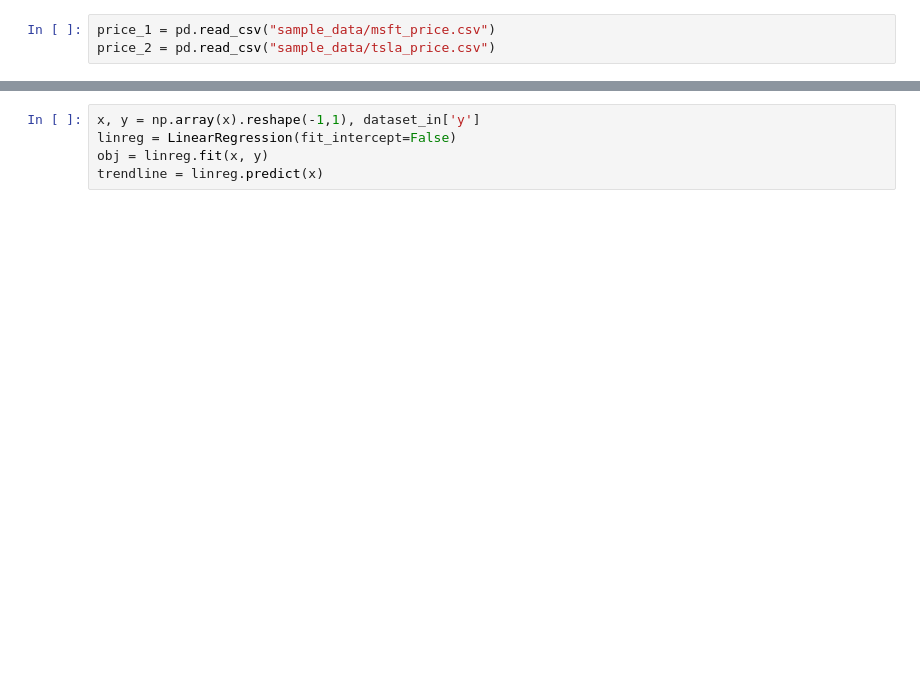
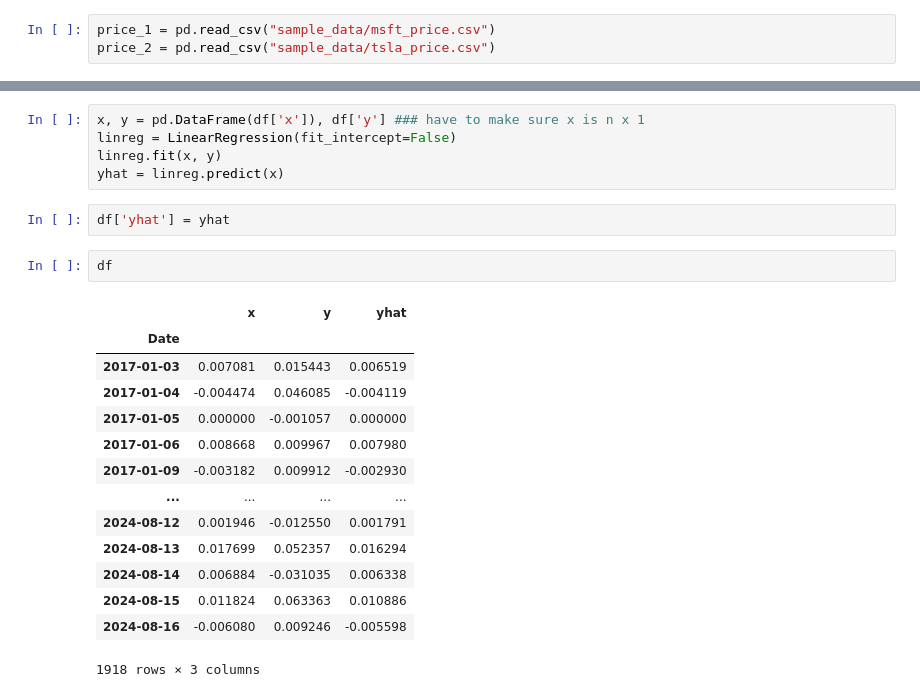
Before and after one commit to cckn93/utils, a Jupyter notebook: notebooks/regression.ipynb, the cells around one changed output, grey strips where cells are left out. Cells and saved outputs as stored; diff of their text form; blank space fills up the shorter version.

```diff
--- a/notebooks/regression.ipynb
+++ b/notebooks/regression.ipynb
@@ -20,6 +45,25 @@ dataset_in, dataset_out= train_test_split(dataset, test_size=0.2, random_state=4
 # %%
-x, y = np.array(x).reshape(-1,1), dataset_in['y']
+x, y = pd.DataFrame(df['x']), df['y'] ### have to make sure x is n x 1
 linreg = LinearRegression(fit_intercept=False)
-obj = linreg.fit(x, y)
-trendline = linreg.predict(x)
+linreg.fit(x, y)
+yhat = linreg.predict(x)
+# %%
+df['yhat'] = yhat
+# %%
+df
+# %% [output]
+|  | x | y | yhat |
+| Date |  |  |  |
+| 2017-01-03 | 0.007081 | 0.015443 | 0.006519 |
+| 2017-01-04 | -0.004474 | 0.046085 | -0.004119 |
+| 2017-01-05 | 0.000000 | -0.001057 | 0.000000 |
+| 2017-01-06 | 0.008668 | 0.009967 | 0.007980 |
+| 2017-01-09 | -0.003182 | 0.009912 | -0.002930 |
+| ... | ... | ... | ... |
+| 2024-08-12 | 0.001946 | -0.012550 | 0.001791 |
+| 2024-08-13 | 0.017699 | 0.052357 | 0.016294 |
+| 2024-08-14 | 0.006884 | -0.031035 | 0.006338 |
+| 2024-08-15 | 0.011824 | 0.063363 | 0.010886 |
+| 2024-08-16 | -0.006080 | 0.009246 | -0.005598 |
+1918 rows × 3 columns
 # %%
```
Also changed, not shown: parts of 6 cells of this notebook.
